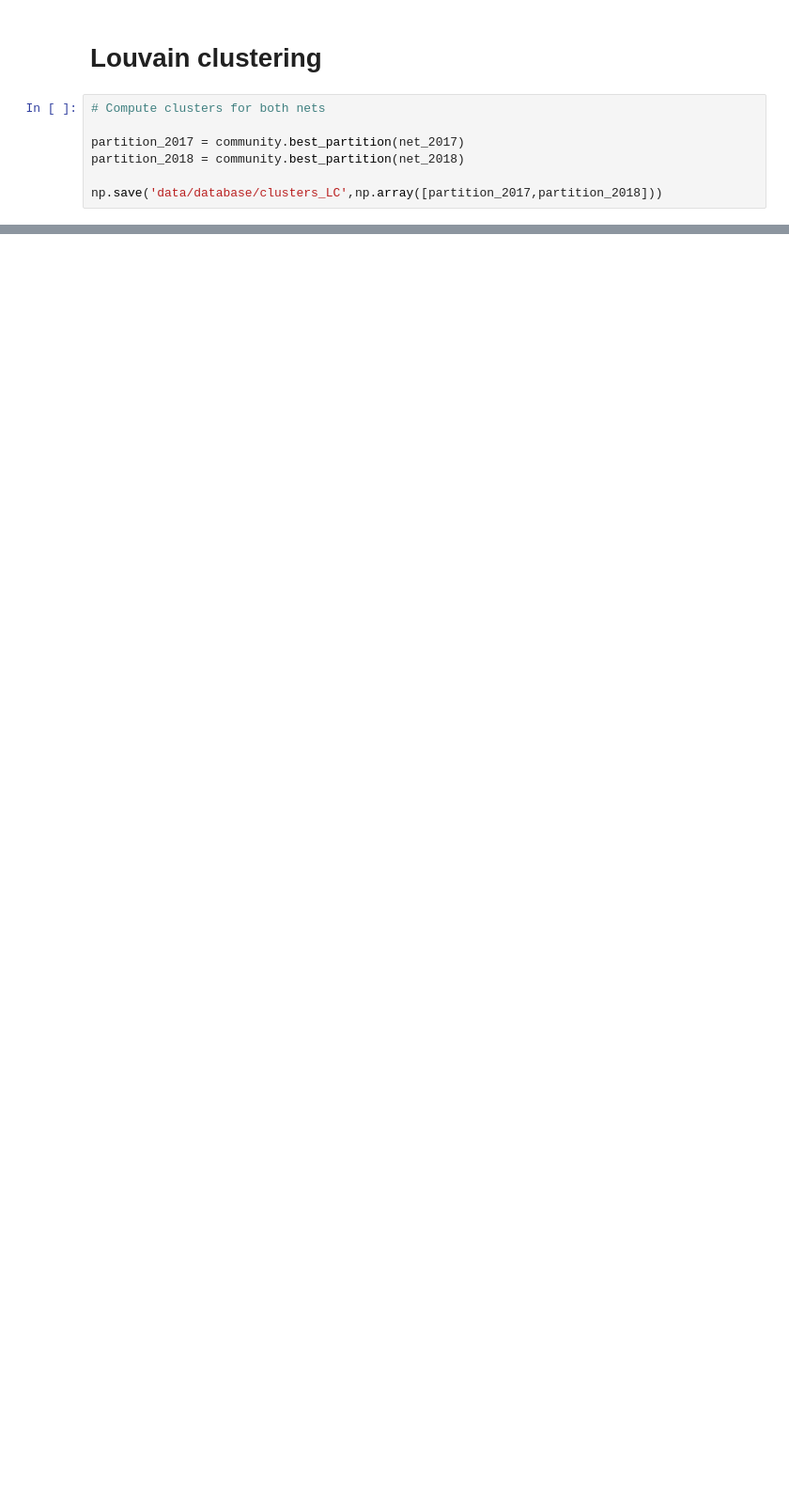
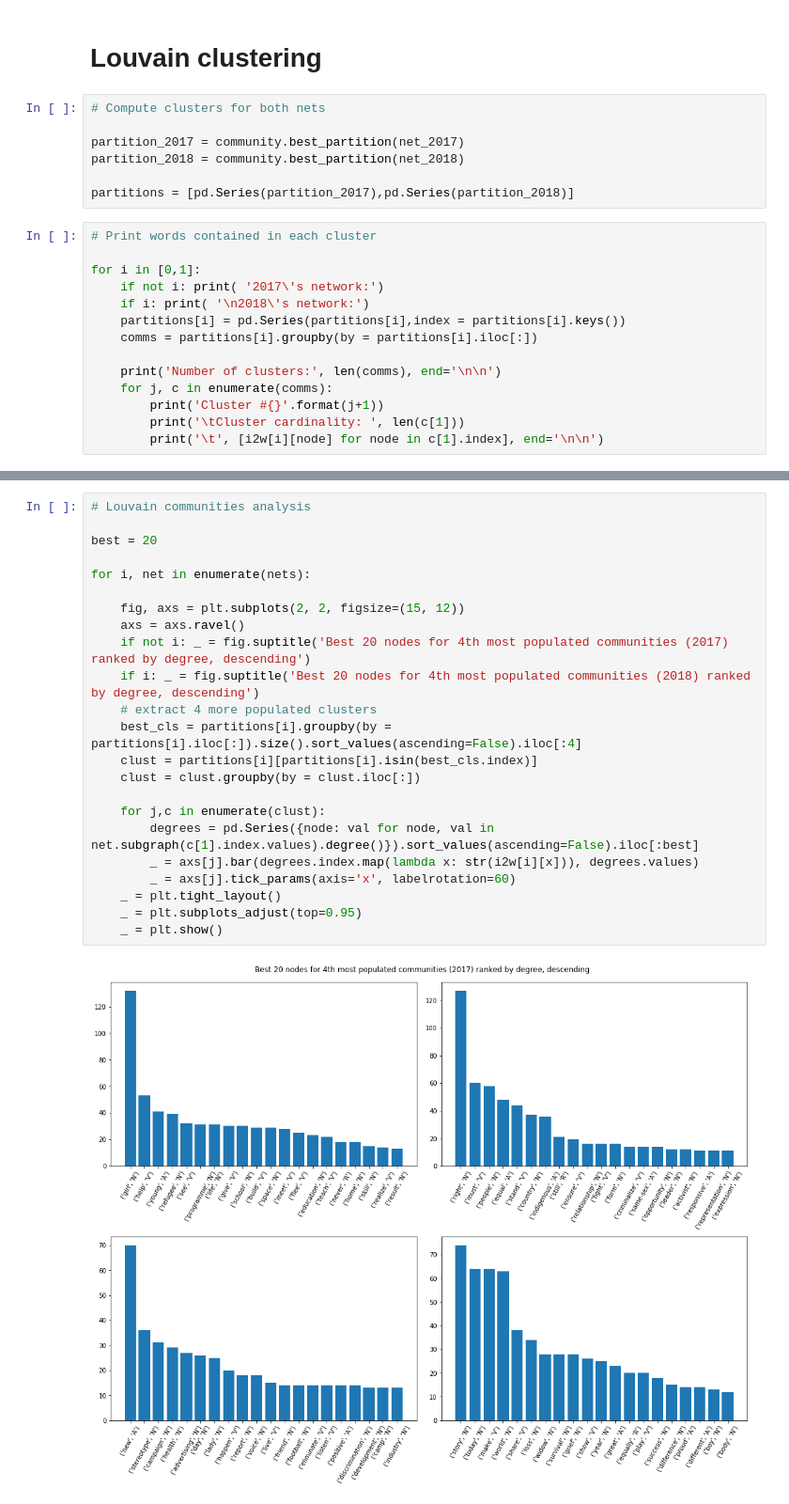
Before and after one commit to damiclem/feminism_network, a Jupyter notebook: clustering.ipynb, the cells around one changed output, grey strips where cells are left out. Shown at 94% size. Drawn from its saved outputs; the diff is of its cells as text; blank space fills up the shorter version.

```diff
--- a/clustering.ipynb
+++ b/clustering.ipynb
@@ -167,4 +195,18 @@ KeyError: 151
 partition_2017 = community.best_partition(net_2017)
 partition_2018 = community.best_partition(net_2018)
 
-np.save('data/database/clusters_LC',np.array([partition_2017,partition_2018]))
+partitions = [pd.Series(partition_2017),pd.Series(partition_2018)]
+# %%
+# Print words contained in each cluster
+
+for i in [0,1]:
+    if not i: print( '2017\'s network:')
+    if i: print( '\n2018\'s network:')
+    partitions[i] = pd.Series(partitions[i],index = partitions[i].keys())
+    comms = partitions[i].groupby(by = partitions[i].iloc[:])
+
+    print('Number of clusters:', len(comms), end='\n\n')
+    for j, c in enumerate(comms):
+        print('Cluster #{}'.format(j+1))
+        print('\tCluster cardinality: ', len(c[1]))
+        print('\t', [i2w[i][node] for node in c[1].index], end='\n\n')
@@ -170,0 +231,25 @@ np.save('data/database/clusters_LC',np.array([partition_2017,partition_2018]))
+# %%
+# Louvain communities analysis
+
+best = 20
+
+for i, net in enumerate(nets):
+
+    fig, axs = plt.subplots(2, 2, figsize=(15, 12))
+    axs = axs.ravel()
+    if not i: _ = fig.suptitle('Best 20 nodes for 4th most populated communities (2017) ranked by degree, descending')
+    if i: _ = fig.suptitle('Best 20 nodes for 4th most populated communities (2018) ranked by degree, descending')
+    # extract 4 more populated clusters
+    best_cls = partitions[i].groupby(by = partitions[i].iloc[:]).size().sort_values(ascending=False).iloc[:4]
+    clust = partitions[i][partitions[i].isin(best_cls.index)]
+    clust = clust.groupby(by = clust.iloc[:])
+
+    for j,c in enumerate(clust):
+        degrees = pd.Series({node: val for node, val in net.subgraph(c[1].index.values).degree()}).sort_values(ascending=False).iloc[:best]
+        _ = axs[j].bar(degrees.index.map(lambda x: str(i2w[i][x])), degrees.values)
+        _ = axs[j].tick_params(axis='x', labelrotation=60)
+    _ = plt.tight_layout()
+    _ = plt.subplots_adjust(top=0.95)
+    _ = plt.show()
+# %% [output]
+[figure, added]
```
Also changed, not shown: parts of 10 cells of this notebook, 1 other file.
